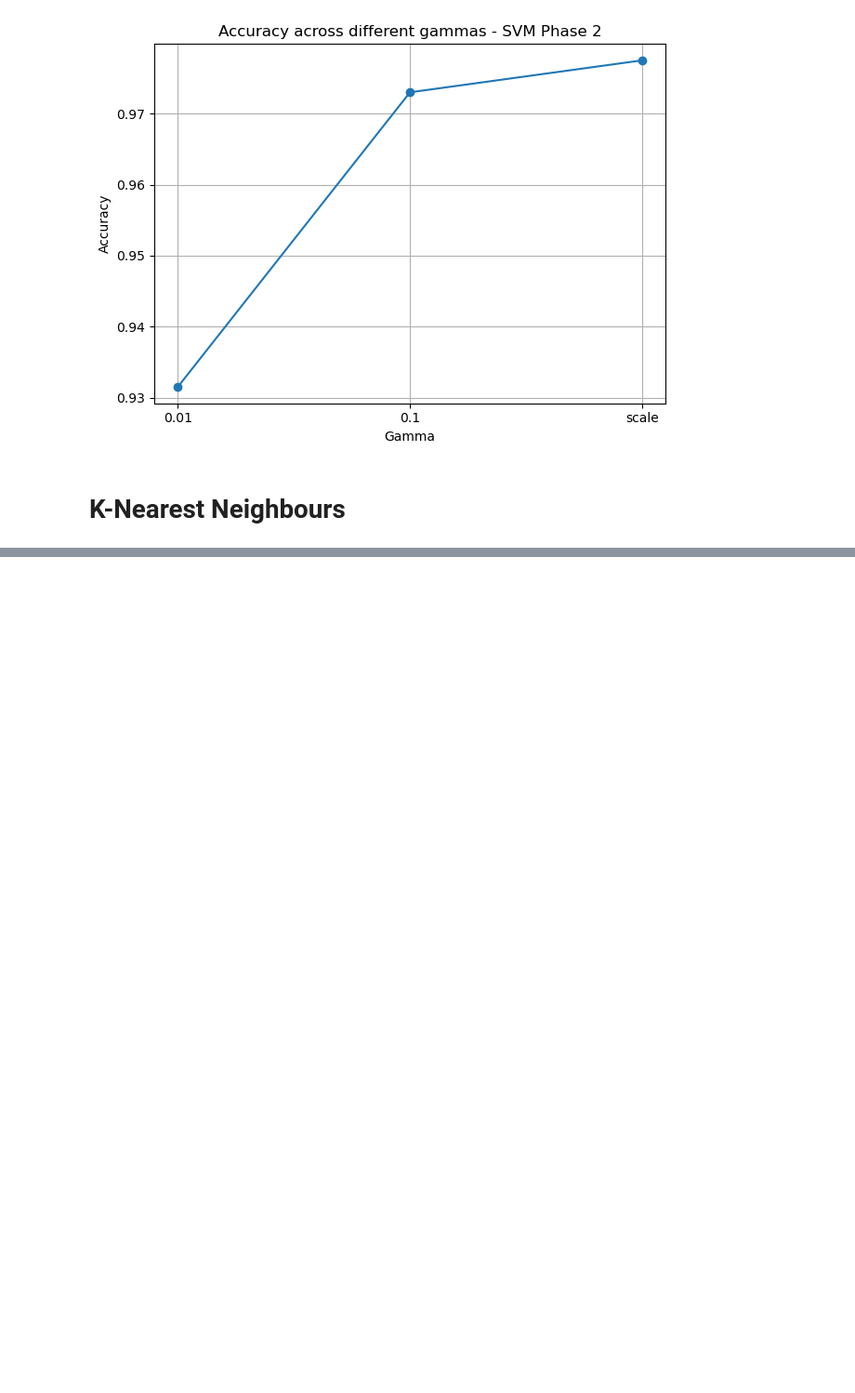
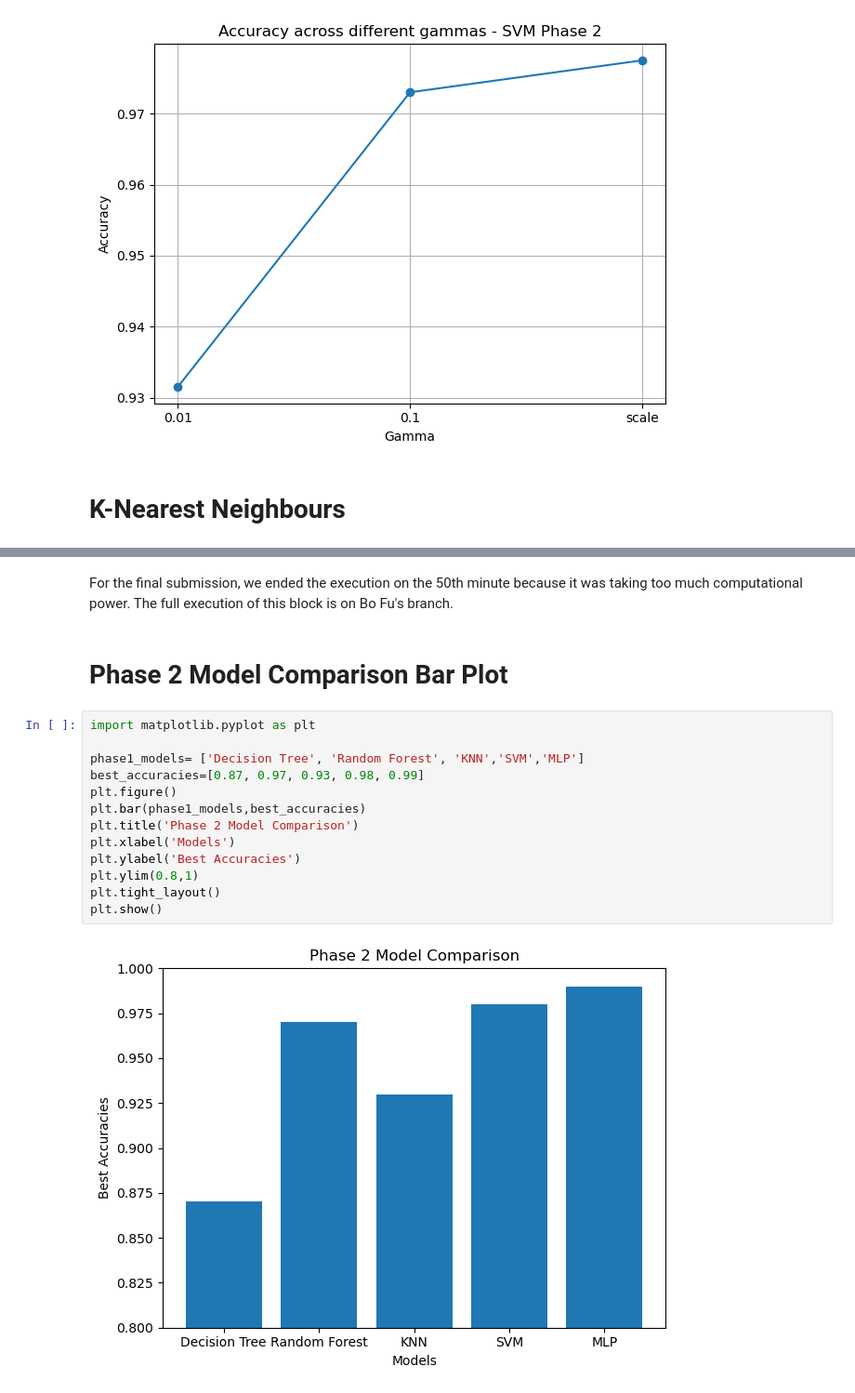
Before and after one commit to ErjonXhani/ai-vs-human-text-detection-INM701, a Jupyter notebook: tfidf.ipynb, the cells around one changed output, grey strips where cells are left out. Shown at 93% size. Drawn from its saved outputs; the diff is of its cells as text; blank space fills up the shorter version.

```diff
--- a/tfidf.ipynb
+++ b/tfidf.ipynb
@@ -415,0 +494,19 @@ print(classification_report(y_test, y_pred_best, digits=4))
+# %% [markdown]
+For the final submission, we ended the execution on the 50th minute because it was taking too much computational power. The full execution of this block is on Bo Fu's branch.
+# %% [markdown]
+# Phase 2 Model Comparison Bar Plot
+# %%
+import matplotlib.pyplot as plt
+
+phase1_models= ['Decision Tree', 'Random Forest', 'KNN','SVM','MLP']
+best_accuracies=[0.87, 0.97, 0.93, 0.98, 0.99]
+plt.figure()
+plt.bar(phase1_models,best_accuracies)
+plt.title('Phase 2 Model Comparison')
+plt.xlabel('Models')
+plt.ylabel('Best Accuracies')
+plt.ylim(0.8,1)
+plt.tight_layout()
+plt.show()
+# %% [output]
+[figure, added]
```
Also changed, not shown: parts of 14 cells of this notebook, 1 other file.
